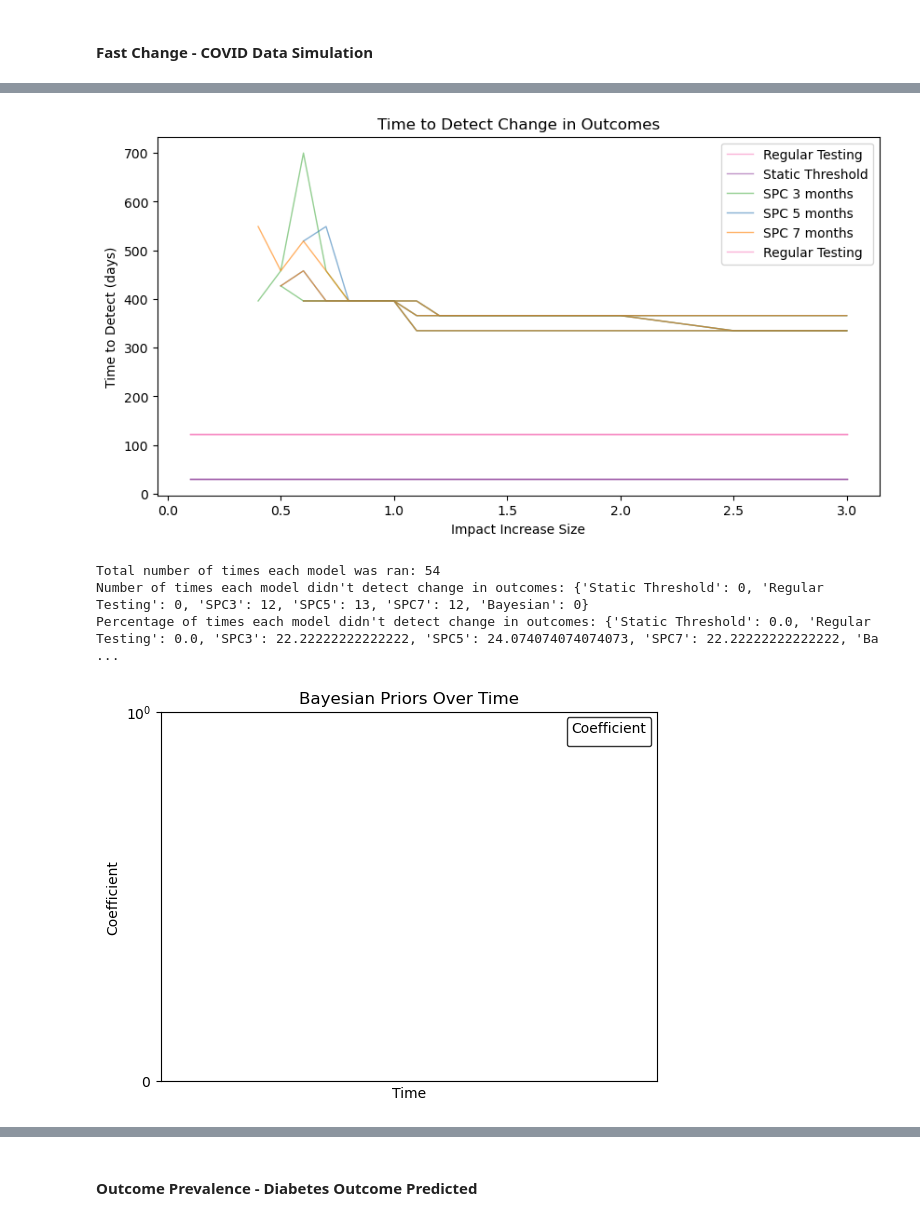
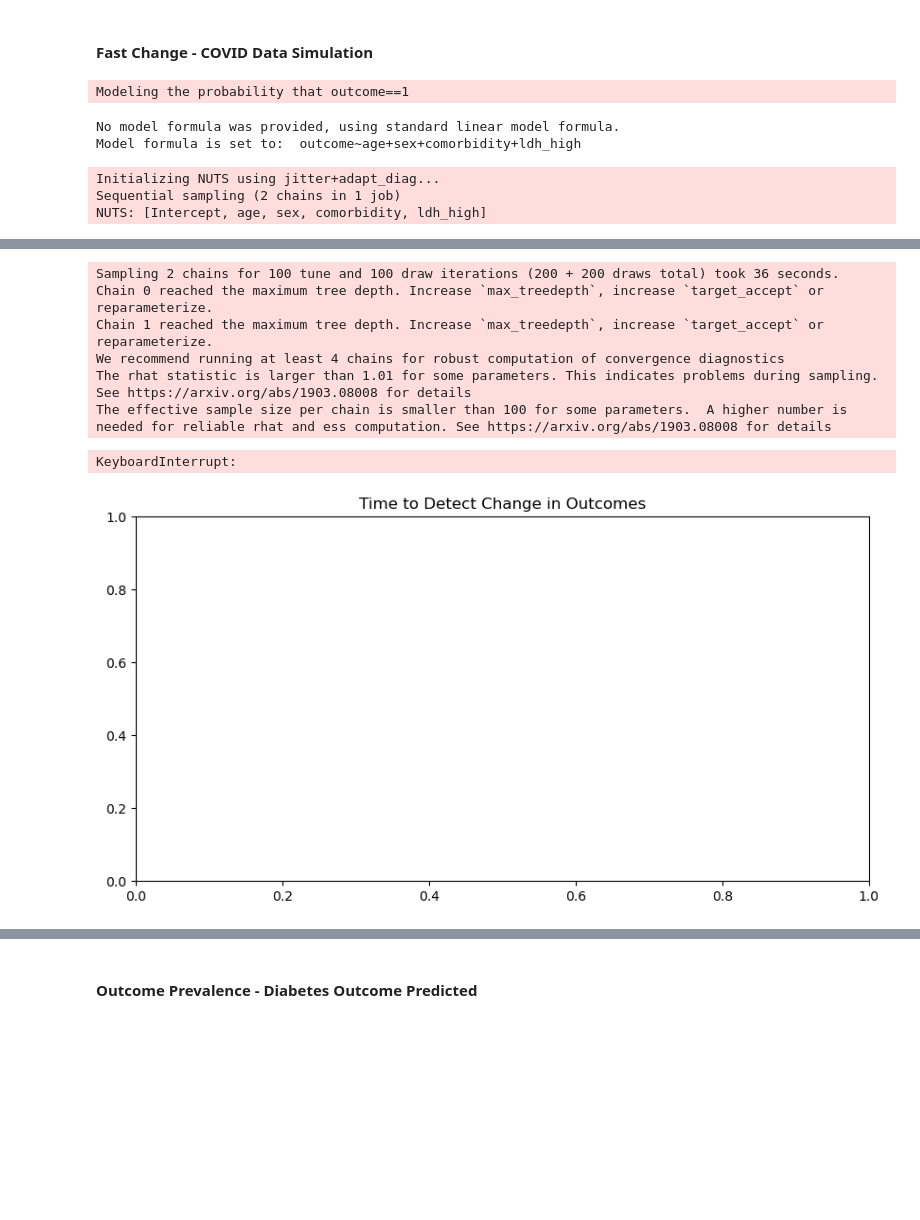
Before and after one commit to sdrelton/PREDICT, a Jupyter notebook: Comparison/detect_comparison.ipynb, the cells around one changed output, grey strips where cells are left out. Drawn from its saved outputs; the diff is of its cells as text; code cells hidden in the pictures; blank space fills up the shorter version.

Commit message:
run_bayes_model changed to work for covid and other data simulations

```diff
--- a/Comparison/detect_comparison.ipynb
+++ b/Comparison/detect_comparison.ipynb
@@ -50,8 +50,8 @@ num_patients = 40 # number of patients per each timestep
 total_runs = 0
 recalthreshold = 0.86 # Paper has AUROC of 0.91, with lower CI at 0.86
 
-custom_impacts = [0.1, 0.2, 0.3, 0.4, 0.5, 0.6, 0.7, 0.8, 0.9, 1.0, 1.1, 1.2, 1.3, 1.4, 1.5, 2.0, 2.5, 3.0]
-switchDateStrings = ['01-04-2020', '15-04-2020', '01-05-2020']
+custom_impacts = [0.1]#, 0.2, 0.3, 0.4, 0.5, 0.6, 0.7, 0.8, 0.9, 1.0, 1.1, 1.2, 1.3, 1.4, 1.5, 2.0, 2.5, 3.0]
+switchDateStrings = ['01-04-2020']#, '15-04-2020', '01-05-2020']
 undetected = dict({"Static Threshold": 0, "Regular Testing": 0, "SPC3": 0, "SPC5":0, "SPC7":0, "Bayesian": 0})
 
 hr_age = 0.5
@@ -131,26 +131,18 @@ for switchDateidx, switchDateString in enumerate(switchDateStrings):
         df = pd.DataFrame(mydict)
 
         drop_sizes.append(custom_impact)
-        df, undetected, total_runs, regular_ttd, static_ttd, spc_ttd3, spc_ttd5, spc_ttd7 = run_recalibration_tests(df, startDate, undetected, total_runs, regular_ttd, static_ttd, spc_ttd3, spc_ttd5, spc_ttd7, recalthreshold)
-
+        ############################ Regular, static and SPC testing ############################
+        undetected, total_runs, regular_ttd, static_ttd, spc_ttd3, spc_ttd5, spc_ttd7 = run_recalibration_tests(df, startDate, undetected, total_runs, regular_ttd, static_ttd, spc_ttd3, spc_ttd5, spc_ttd7, recalthreshold)
         ############################ Bayesian ############################
-        # model = BayesianModel(input_data=df, priors={"Intercept": (-1.5, 0.1), "age": (44, 16.3), "sex": (1, 0.562), "comorbidity": (1, 0.3), "ldh_high": (1, 0.15)}, cores=1, verbose=False, draws=100, tune=100, chains=2)
-        # model.trigger = BayesianRefitTrigger(model=model, input_data=df, refitFrequency=12)
-        # mytest = PREDICT(data=df, model=model, startDate='min', endDate='max', timestep='month')
-        # mytest.addLogHook(TrackBayesianCoefs(model))
-        # mytest.run()
-        # log = mytest.getLog()
-        # if "BayesianCoefficients" in log:
-        #     bayes_dict["BayesianCoefficients"].update(log["BayesianCoefficients"])
-        # ttd = get_model_updated_log_covid(df, model, switchDateStrings, switchDateidx, "Bayesian", undetected)
-        # bayesian_ttd.append(ttd)
+        bay_model = BayesianModel(input_data=df, priors={"Intercept": (-1.5, 0.1), "age": (44, 16.3), "sex": (1, 0.562), "comorbidity": (1, 0.3), "ldh_high": (1, 0.15)}, cores=1, verbose=False, draws=100, tune=100, chains=2)
+        undetected, bayesian_ttd, bayes_dict = run_bayes_model(undetected, bay_model, bayes_dict, df, bayesian_ttd, switchDateStrings, switchDateidx)
 
     plt.plot(drop_sizes, regular_ttd, color='#f781bf', label='Regular Testing', alpha=0.6, linewidth=1)
     plt.plot(drop_sizes, static_ttd, color='#984ea3', label='Static Threshold', alpha=0.6, linewidth=1)
     plt.plot(drop_sizes, spc_ttd3, color='#4daf4a', label='SPC 3 months', alpha=0.6, linewidth=1)
     plt.plot(drop_sizes, spc_ttd5, color='#377eb8', label='SPC 5 months', alpha=0.6, linewidth=1)
     plt.plot(drop_sizes, spc_ttd7, color='#ff7f00', label='SPC 7 months', alpha=0.6, linewidth=1)
-    #plt.plot(drop_sizes, bayesian_ttd, color='#a65628', label='Bayesian', alpha=0.6, linewidth=1)
+    plt.plot(drop_sizes, bayesian_ttd, color='#a65628', label='Bayesian', alpha=0.6, linewidth=1)
 
 
 plt.xlabel("Impact Increase Size")
@@ -168,3 +160,9 @@ print("Percentage of times each model didn't detect change in outcomes:", percen
 BayesianCoefsPlot(bayes_dict)
 plot_prev_over_time(df, switchDateStrings, regular_ttd, static_ttd, spc_ttd3, spc_ttd5, spc_ttd7, bayesian_ttd)
 # %% [output]
+Modeling the probability that outcome==1
+No model formula was provided, using standard linear model formula.
+Model formula is set to:  outcome~age+sex+comorbidity+ldh_high
+Initializing NUTS using jitter+adapt_diag...
+Sequential sampling (2 chains in 1 job)
+NUTS: [Intercept, age, sex, comorbidity, ldh_high]
@@ -171,5 +171,8 @@ plot_prev_over_time(df, switchDateStrings, regular_ttd, static_ttd, spc_ttd3, sp
+Sampling 2 chains for 100 tune and 100 draw iterations (200 + 200 draws total) took 36 seconds.
+Chain 0 reached the maximum tree depth. Increase `max_treedepth`, increase `target_accept` or reparameterize.
+Chain 1 reached the maximum tree depth. Increase `max_treedepth`, increase `target_accept` or reparameterize.
+We recommend running at least 4 chains for robust computation of convergence diagnostics
+The rhat statistic is larger than 1.01 for some parameters. This indicates problems during sampling. See https://arxiv.org/abs/1903.08008 for details
+The effective sample size per chain is smaller than 100 for some parameters.  A higher number is needed for reliable rhat and ess computation. See https://arxiv.org/abs/1903.08008 for details
+KeyboardInterrupt:
-[figure, old version]
+[figure, new version]
-Total number of times each model was ran: 54
-Number of times each model didn't detect change in outcomes: {'Static Threshold': 0, 'Regular Testing': 0, 'SPC3': 12, 'SPC5': 13, 'SPC7': 12, 'Bayesian': 0}
-Percentage of times each model didn't detect change in outcomes: {'Static Threshold': 0.0, 'Regular Testing': 0.0, 'SPC3': 22.22222222222222, 'SPC5': 24.074074074074073, 'SPC7': 22.22222222222222, 'Ba ...
-[figure, removed]
```
Also changed, not shown: parts of 4 cells of this notebook, 1 other file.
